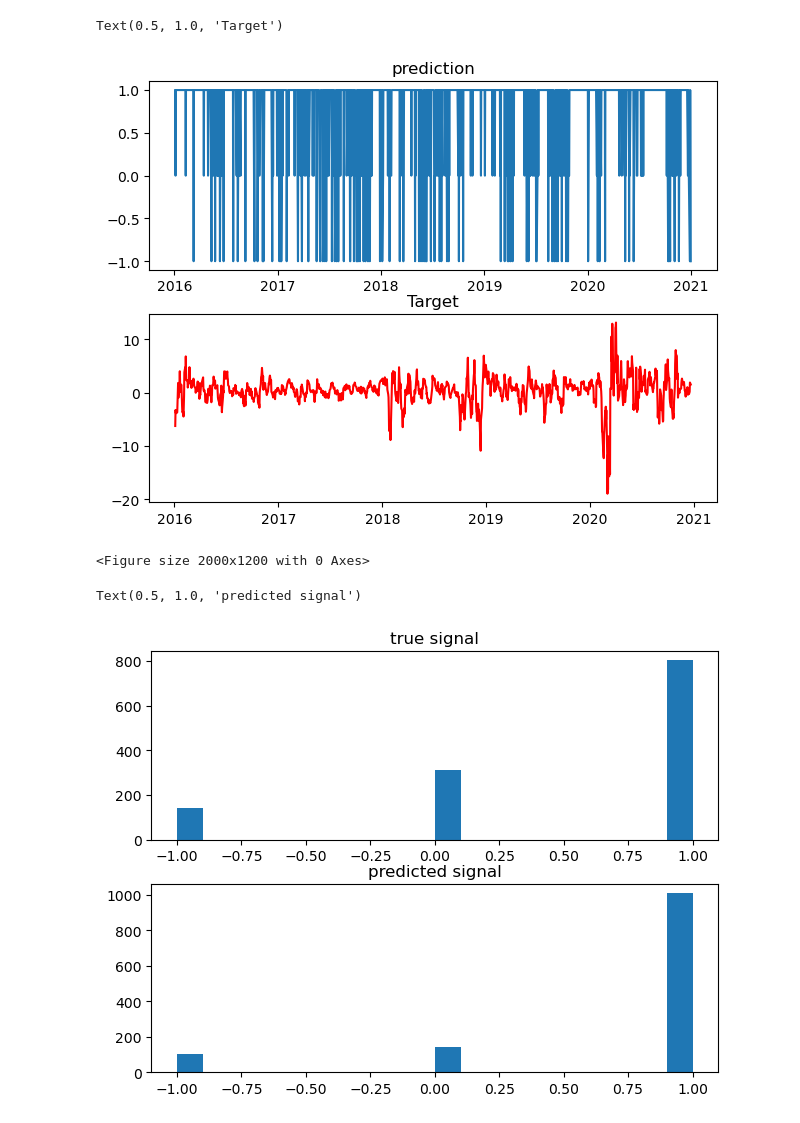
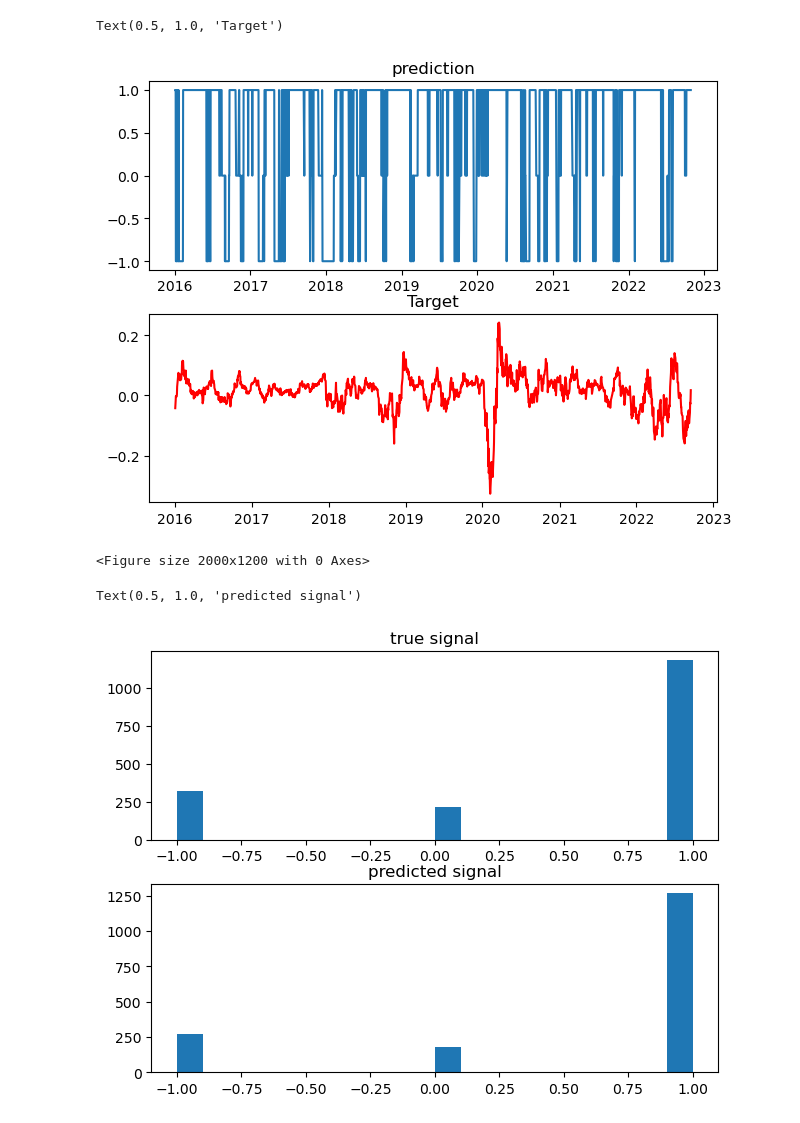
Before and after one commit to Lzhenghong/Quant-Projects, a Jupyter notebook: SP500/Conv1DFC_strategy/SP500_Conv1DFC.ipynb, the cells around one changed output. Cells and saved outputs as stored; diff of their text form; code cells hidden in the pictures.

Commit message:
Conv1D retrained

```diff
--- a/SP500/Conv1DFC_strategy/SP500_Conv1DFC.ipynb
+++ b/SP500/Conv1DFC_strategy/SP500_Conv1DFC.ipynb
@@ -345,14 +206,14 @@ model1.compile(loss='categorical_crossentropy',
               optimizer=tf.keras.optimizers.RMSprop(),
               metrics=['accuracy'])
 # %%
-history1 = model1.fit(pretrain_x_reshaped,
-                      pretrain_y,
-                      epochs=100,
-                      validation_data=(val_x_reshaped, val_y),
-                      batch_size=32,
-                      callbacks=[create_early_stopping()])
+trainx, trainy = get_dataset(train)
+history = model.fit(trainx,
+                    trainy,
+                    epochs=100,
+                    batch_size=32,
+                    callbacks=[create_early_stopping()])
 
-file_loc = f'{os.getcwd()}\Conv1DFC_pretrained_model'
-tf.keras.models.save_model(model1, file_loc)
+file_loc = f'{os.getcwd()}\Conv1DFC_model'
+tf.keras.models.save_model(model, file_loc)
 # %% [output]
 Epoch 1/100
@@ -453,0 +239,3 @@ model2 = tf.keras.models.load_model(f'{os.getcwd()}\Conv1DFC_validated_model')
+# %%
+testx, testy = get_dataset(test, False)
+testx.shape, testy.shape
@@ -454,5 +244,4 @@ model2 = tf.keras.models.load_model(f'{os.getcwd()}\Conv1DFC_validated_model')
 # %%
-test_preds_prob = model2.predict(test_x_reshaped)
-test_preds = np.argmax(test_preds_prob, axis=1)-1
+test_preds = np.argmax(model.predict(testx), axis=1)-1
 test_preds
 # %% [output]
@@ -461,6 +250,6 @@ array([ 1,  0,  1, ...,  1,  0, -1], dtype=int64)
 # %%
-sp500_test['prediction'] = test_preds
-sp500_test
+test['prediction'] = test_preds
+test
 # %% [output]
 A value is trying to be set on a copy of a slice from a DataFrame.
 Try using .loc[row_indexer,col_indexer] = value instead
@@ -484,23 +273,23 @@ See the caveats in the documentation: https://pandas.pydata.org/pandas-docs/stab
 # %%
 fig, ax = plt.subplots(2, 1)
 plt.figure(figsize=(20,12))
 fig.tight_layout()
-ax[0].plot(pd.to_datetime(sp500_test.index).date, sp500_test['prediction'])
+ax[0].plot(pd.to_datetime(test.index).date, test['prediction'])
 ax[0].set_title('prediction')
-ax[1].plot(sp500_test.index, sp500_test['Target'], color='red')
+ax[1].plot(test.index, test['Target'], color='red')
 ax[1].set_title('Target')
 # %% [output]
 Text(0.5, 1.0, 'Target')
-[figure, old version]
+[figure, new version]
 <Figure size 2000x1200 with 0 Axes>
 # %%
 fig, ax = plt.subplots(2,1)
 plt.tight_layout()
-ax[0].hist(sp500_test.Target_Direction, bins=20)
+ax[0].hist(test.Target_direction, bins=20)
 ax[0].set_title('true signal')
-ax[1].hist(sp500_test.prediction, bins=20)
+ax[1].hist(test.prediction, bins=20)
 ax[1].set_title('predicted signal')
 # %% [output]
 Text(0.5, 1.0, 'predicted signal')
-[figure, old version]
+[figure, new version]
 # %%
```
Also changed, not shown: parts of 44 cells of this notebook, 3 other files.
